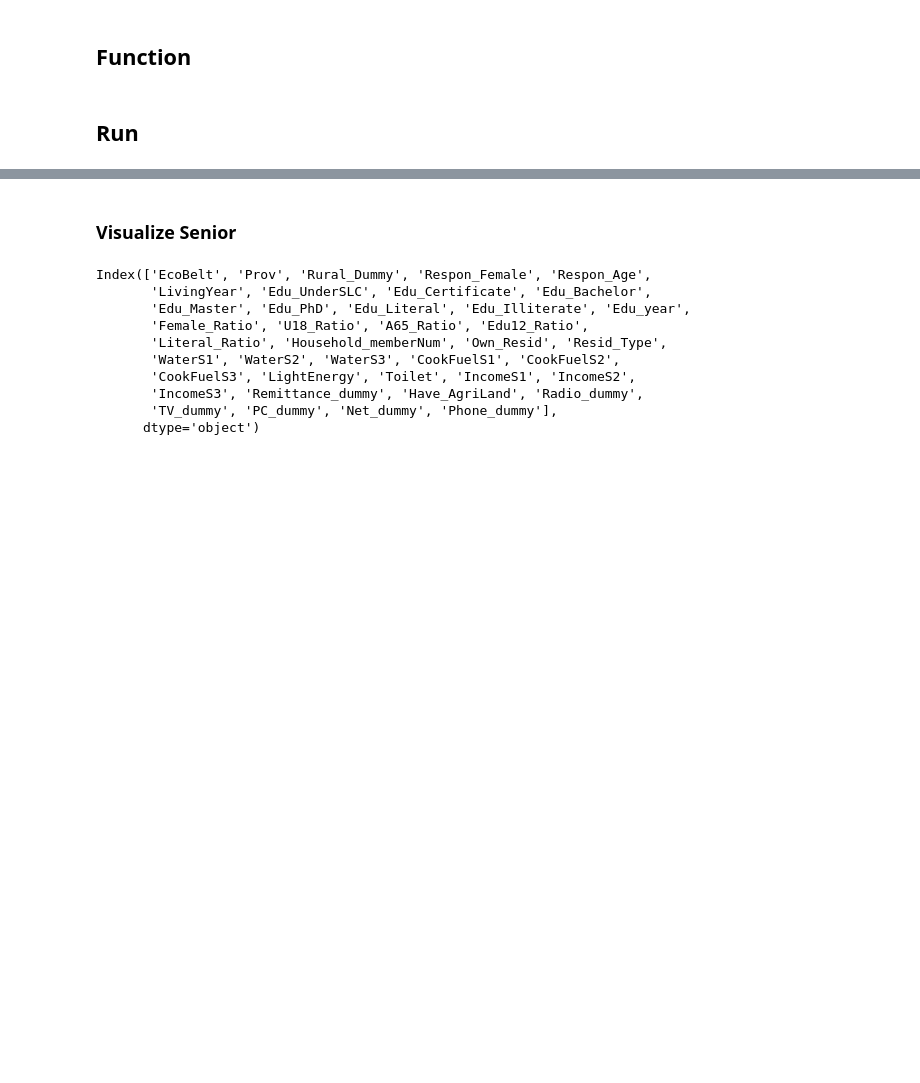
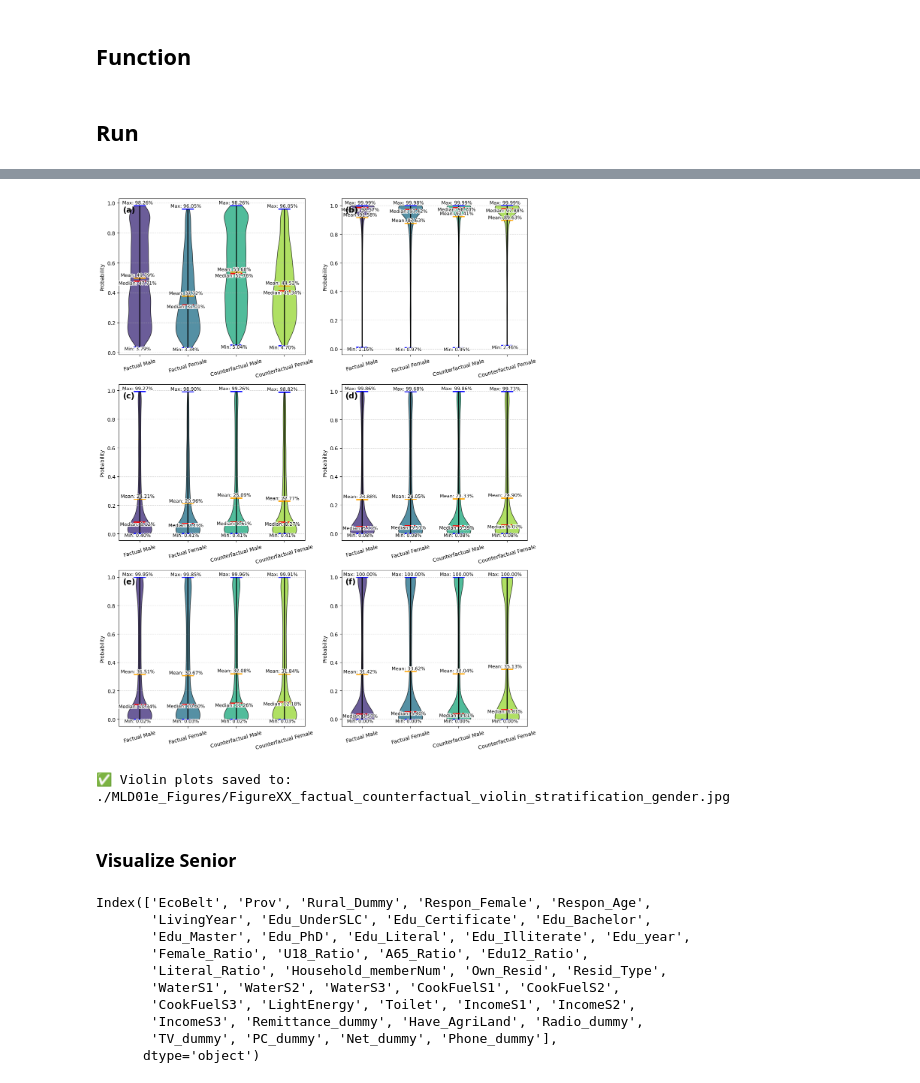
Before and after one commit to MichaelChaoLi-cpu/NepalClimateChangeImpact, a Jupyter notebook: MLD01e_Code/MLD01e_C72_VisualizeEducationResult_v1.ipynb, the cells around one changed output, grey strips where cells are left out. Saved outputs shown, nothing was run; the diff lists cells and outputs as text; code cells hidden in the pictures; blank space fills up the shorter version.

```diff
--- a/MLD01e_Code/MLD01e_C64_SpatiallyVisualizeEducationResult_v1.ipynb
+++ b/MLD01e_Code/MLD01e_C72_VisualizeEducationResult_v1.ipynb
@@ -240,2 +271,15 @@ print(f"✅ Violin plots saved to: {save_address}")
+# %%
+df_stratification = LoadDataFromDisk.load_data_from_disk()[['Respon_Female']].reset_index(drop=True)
+# %%
+visualize_factual_counterfactual_violin_plots_stratification(
+    probs_dictionary=probs_dictionary,
+    input_name_list=input_name_list,
+    df_stratification=df_stratification,
+    labels=['Factual Male', 'Factual Female', 'Counterfactual Male', 'Counterfactual Female'],
+    save_address='./MLD01e_Figures/FigureXX_factual_counterfactual_violin_stratification_gender.jpg'
+    )
+# %% [output]
+[figure, added]
+✅ Violin plots saved to: ./MLD01e_Figures/FigureXX_factual_counterfactual_violin_stratification_gender.jpg
 # %% [markdown]
 ### Visualize Senior
```
Also changed, not shown: parts of 24 cells of this notebook, 9 other files.
